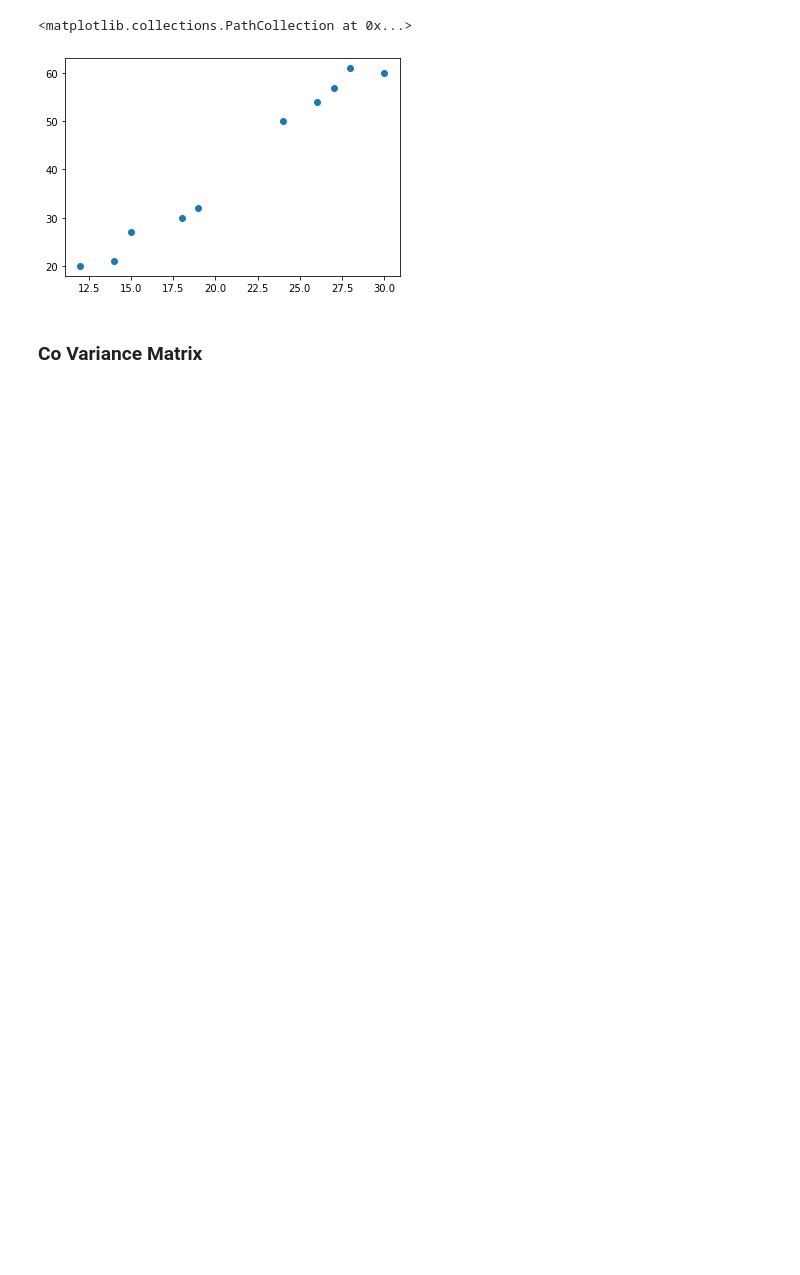
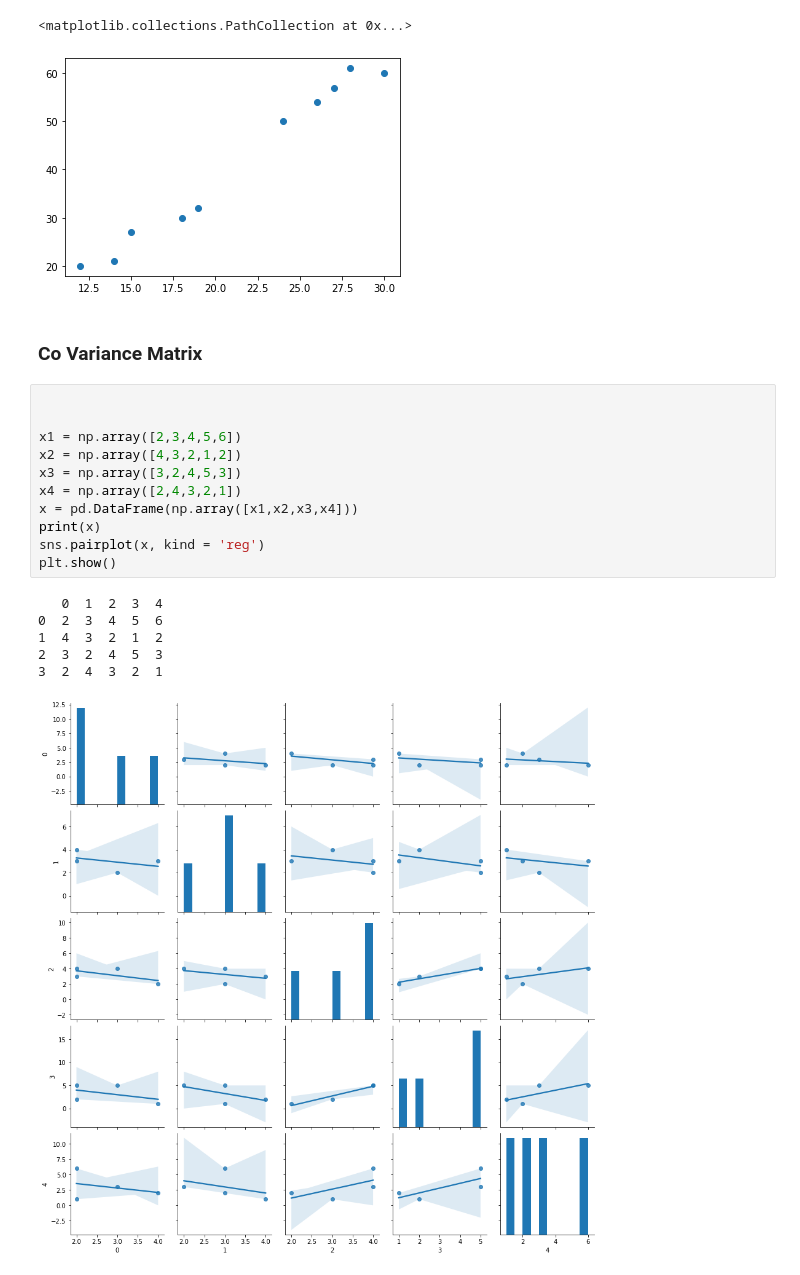
Before and after one commit to prd-dahal/Statistics, a Jupyter notebook: PL02 and PL03 Brandon Foltz/Descriptive Statistics II.ipynb, the cells around one changed output. Cells and saved outputs as stored; diff of their text form; blank space fills up the shorter version.

```diff
--- a/PL02 and PL03 Brandon Foltz/Descriptive Statistics II.ipynb
+++ b/PL02 and PL03 Brandon Foltz/Descriptive Statistics II.ipynb
@@ -83,3 +86,21 @@ plt.scatter(number_of_workers, number_of_table)
 [figure]
 # %% [markdown]
 ### Co Variance Matrix
+# %%
+
+
+x1 = np.array([2,3,4,5,6])
+x2 = np.array([4,3,2,1,2])
+x3 = np.array([3,2,4,5,3])
+x4 = np.array([2,4,3,2,1])
+x = pd.DataFrame(np.array([x1,x2,x3,x4]))
+print(x)
+sns.pairplot(x, kind = 'reg')
+plt.show()
+# %% [output]
+   0  1  2  3  4
+0  2  3  4  5  6
+1  4  3  2  1  2
+2  3  2  4  5  3
+3  2  4  3  2  1
+[figure, added]
```
Also changed, not shown: parts of 3 cells of this notebook.
